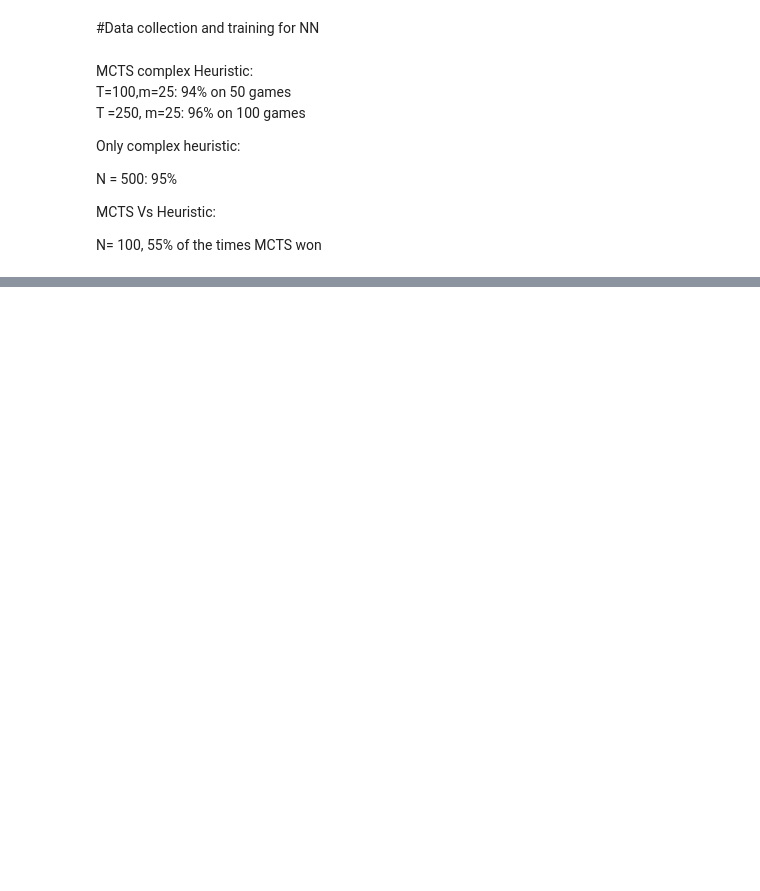
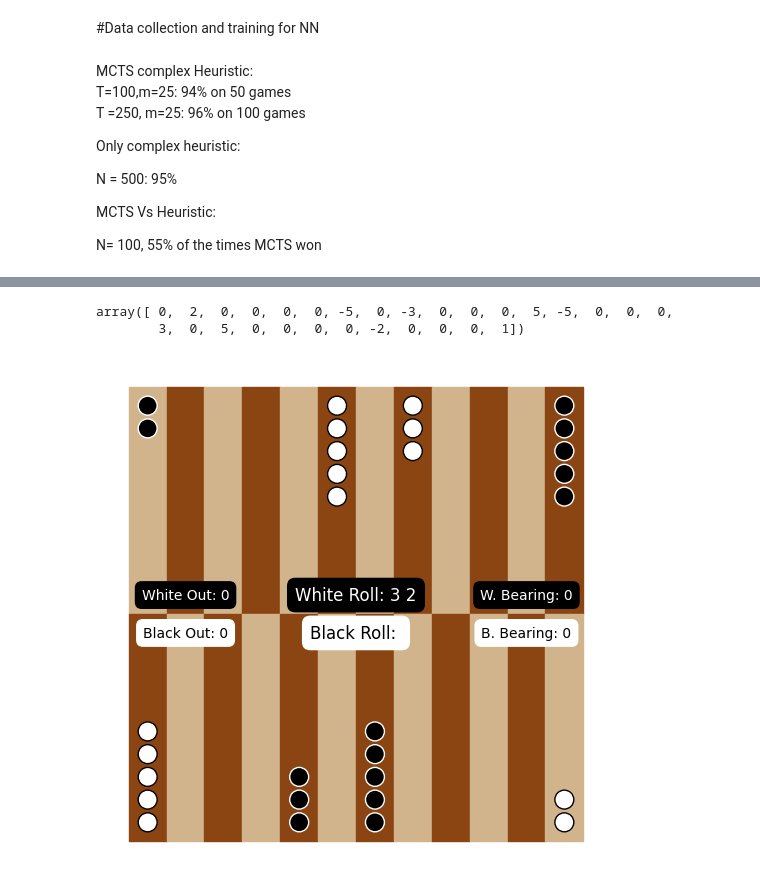
Before and after one commit to OsamaDabb/BackgammonNN, a Jupyter notebook: main.ipynb, the cells around one changed output, grey strips where cells are left out. Cells and saved outputs as stored; diff of their text form; code cells hidden in the pictures; blank space fills up the shorter version.

```diff
--- a/main.ipynb
+++ b/main.ipynb
@@ -1188,0 +301,7 @@ heuristic(hi)
+# %%
+boards = [starting_board()] + boards
+# %%
+boards[0]
+# %% [output]
+array([ 0,  2,  0,  0,  0,  0, -5,  0, -3,  0,  0,  0,  5, -5,  0,  0,  0,
+        3,  0,  5,  0,  0,  0,  0, -2,  0,  0,  0,  1])
@@ -1188,0 +375,38 @@ heuristic(hi)
+# %%
+def update_frame(turn, boards, rolls, ax):
+
+    white_roll = ""
+    black_roll = ""
+    if turn % 2 == 0:
+        white_roll = " ".join(map(str, rolls[turn]))
+    else:
+        black_roll = " ".join(map(str, rolls[turn]))
+
+    disp_board = boards[turn][:-1]
+
+    display_backgammon_board(disp_board, ax, white_roll, black_roll)
+
+
+fig, ax = plt.subplots(figsize=(12, 6))
+fig.set_size_inches(5,5)
+ax.set_axis_off() # You don't actually need this line as the saved figure will not include the labels, ticks, etc, but I like to include it
+fig.subplots_adjust(left=0, bottom=0, right=1, top=1)
+num_turns = len(boards)
+rolls.append(rolls[0])
+
+ani = FuncAnimation(
+    fig,
+    update_frame,
+    frames=num_turns,
+    fargs=(boards, rolls, ax),
+    interval=1000,
+    repeat=False
+)
+
+# Save as video
+# ani.save("backgammon_animation.mp4", writer="ffmpeg", fps=1)
+
+# Save as GIF
+ani.save('images/backgammon_full_game_animation.gif', dpi=100, writer='pillow', fps=1)
+# %% [output]
+[figure, added]
```
Also changed, not shown: parts of 34 cells of this notebook, 8 other files.
